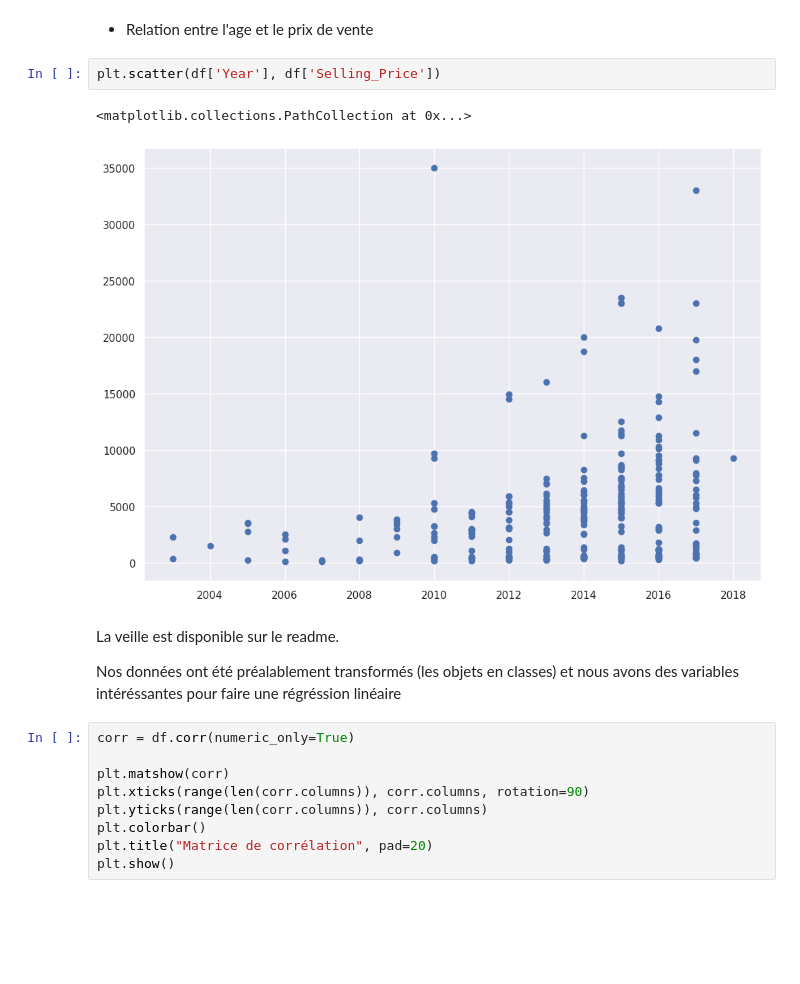
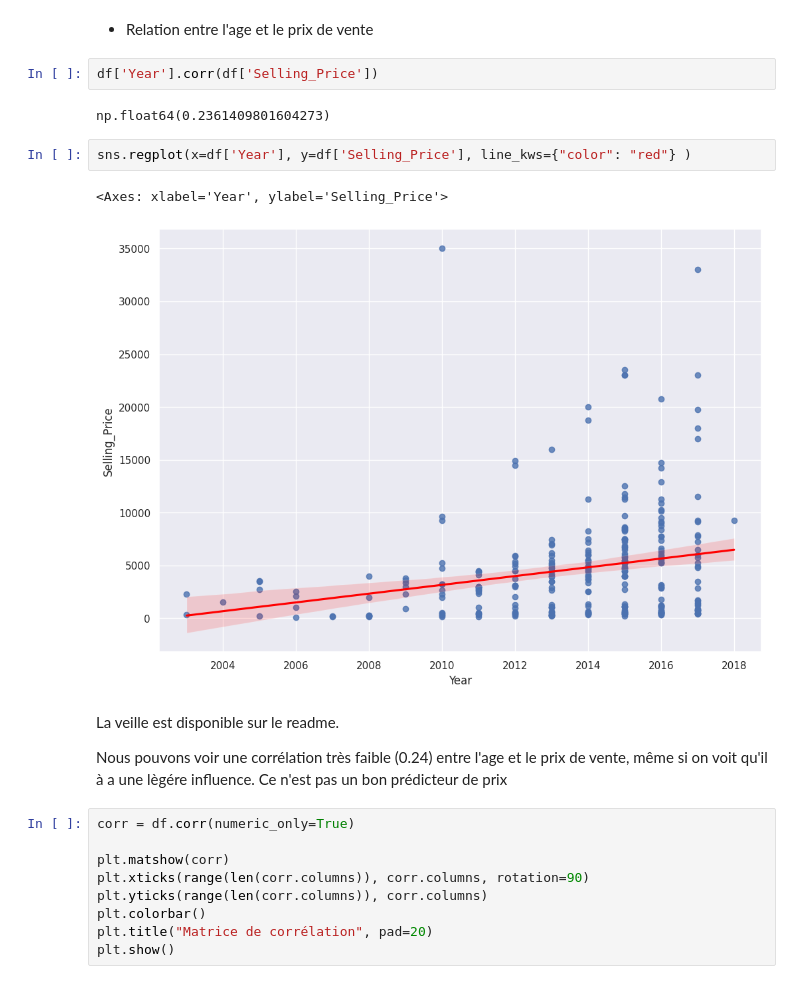
Before and after one commit to NovaStarmax/new-car, a Jupyter notebook: exploratory_analysis.ipynb, the cells around one changed output. Drawn from its saved outputs; the diff is of its cells as text; blank space fills up the shorter version.

```diff
--- a/exploratory_analysis.ipynb
+++ b/exploratory_analysis.ipynb
@@ -124,14 +123,18 @@ plt.show()
 # %% [markdown]
 - Relation entre l'age et le prix de vente
 # %%
-plt.scatter(df['Year'], df['Selling_Price'])
+df['Year'].corr(df['Selling_Price'])
 # %% [output]
-<matplotlib.collections.PathCollection at 0x...>
+np.float64(0.2361409801604273)
-[figure, removed]
-# %% [markdown]
-La veille est disponible sur le readme.
-
-Nos données ont été préalablement transformés (les objets en classes) et nous avons des variables intéréssantes pour faire une régréssion linéaire
+# %%
+sns.regplot(x=df['Year'], y=df['Selling_Price'], line_kws={"color": "red"} )
+# %% [output]
+<Axes: xlabel='Year', ylabel='Selling_Price'>
+[figure, added]
+# %% [markdown]
+La veille est disponible sur le readme.
+
+Nous pouvons voir une corrélation très faible (0.24) entre l'age et le prix de vente, même si on voit qu'il à a une lègére influence. Ce n'est pas un bon prédicteur de prix
 # %%
 corr = df.corr(numeric_only=True)
 
```
Also changed, not shown: parts of 31 cells of this notebook.
